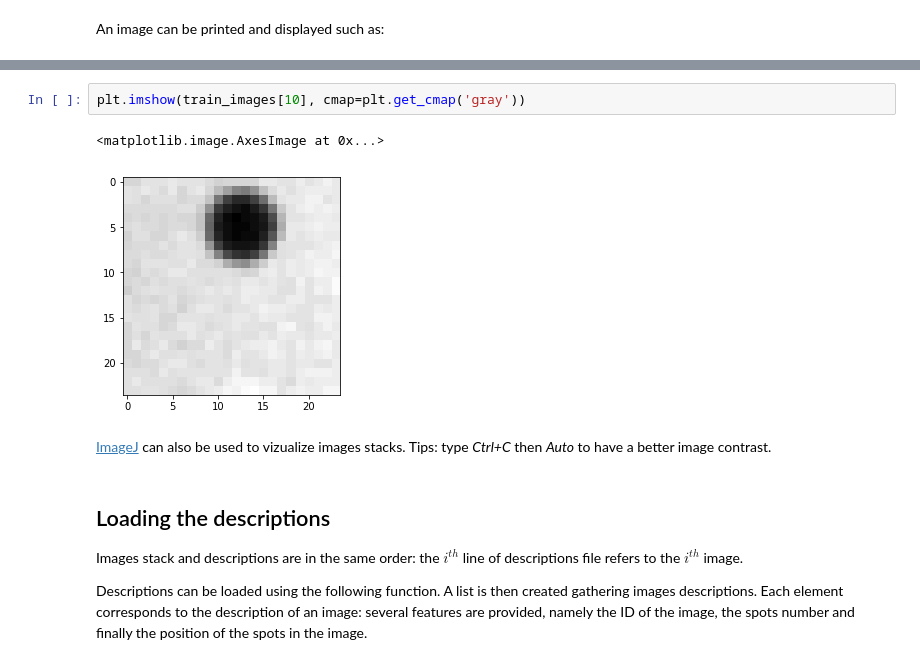
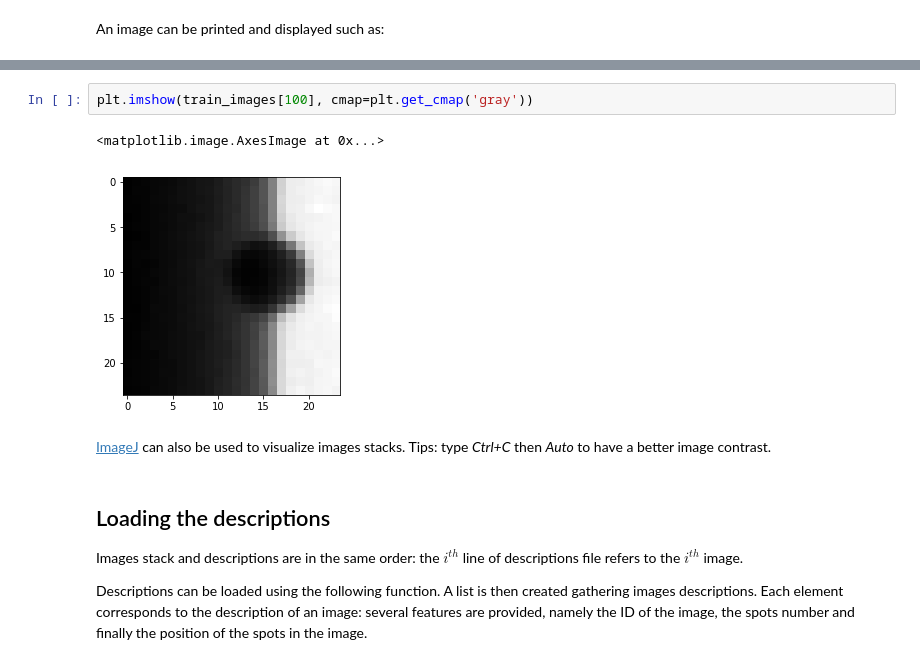
Before and after one commit to KaizenSolutionsDatateam/spot-detection-thales-competition, a Jupyter notebook: startingkit_challenge.ipynb, the cells around one changed output, grey strips where cells are left out. Drawn from its saved outputs; the diff is of its cells as text.

Commit message:
update image visualization in starting kit

```diff
--- a/startingkit_challenge.ipynb
+++ b/startingkit_challenge.ipynb
@@ -88,12 +88,12 @@ print(train_images[1])
  [89 75 67 57 52 47 44 39 37 35 33 31 30 29 26 25 24 24 23 22 21 21 19 19]
  [89 74 65 58 51 47 43 38 36 36 33 31 29 28 27 25 24 24 22 21 21 19 19 18]]
 # %%
-plt.imshow(train_images[10], cmap=plt.get_cmap('gray'))
+plt.imshow(train_images[100], cmap=plt.get_cmap('gray'))
 # %% [output]
 <matplotlib.image.AxesImage at 0x...>
-[figure, old version]
+[figure, new version]
 # %% [markdown]
-[ImageJ](https://imagej.nih.gov/ij/index.html) can also be used to vizualize images stacks.
+[ImageJ](https://imagej.nih.gov/ij/index.html) can also be used to visualize images stacks.
 Tips: type _Ctrl+C_ then _Auto_ to have a better image contrast.
 # %% [markdown]
 ## Loading the descriptions
```
Also changed, not shown: parts of 8 cells of this notebook, 1 other file.
